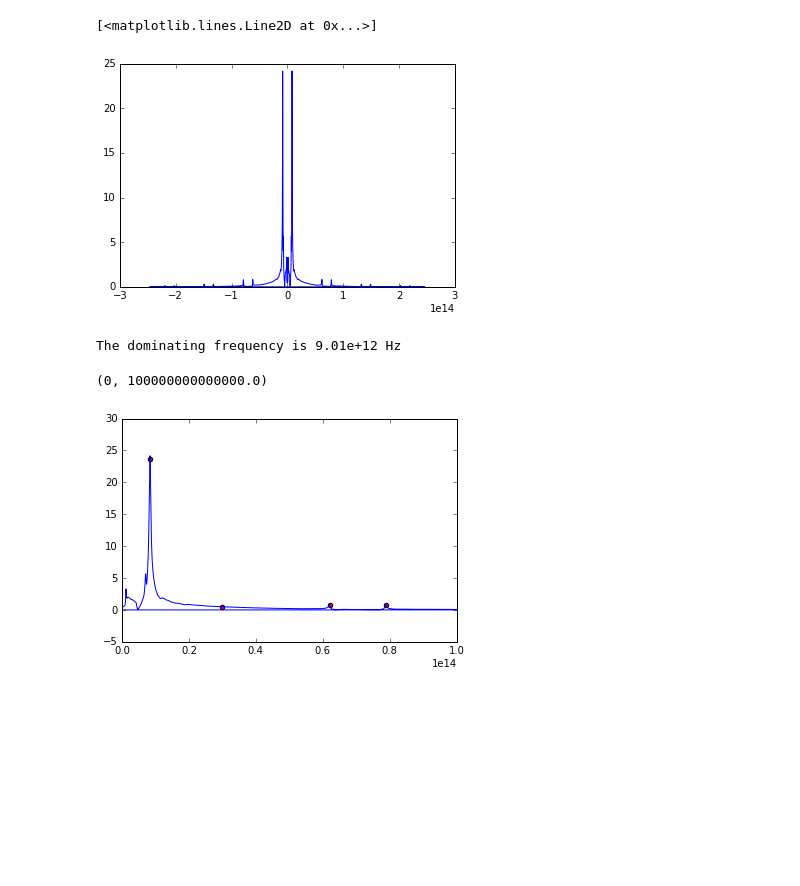
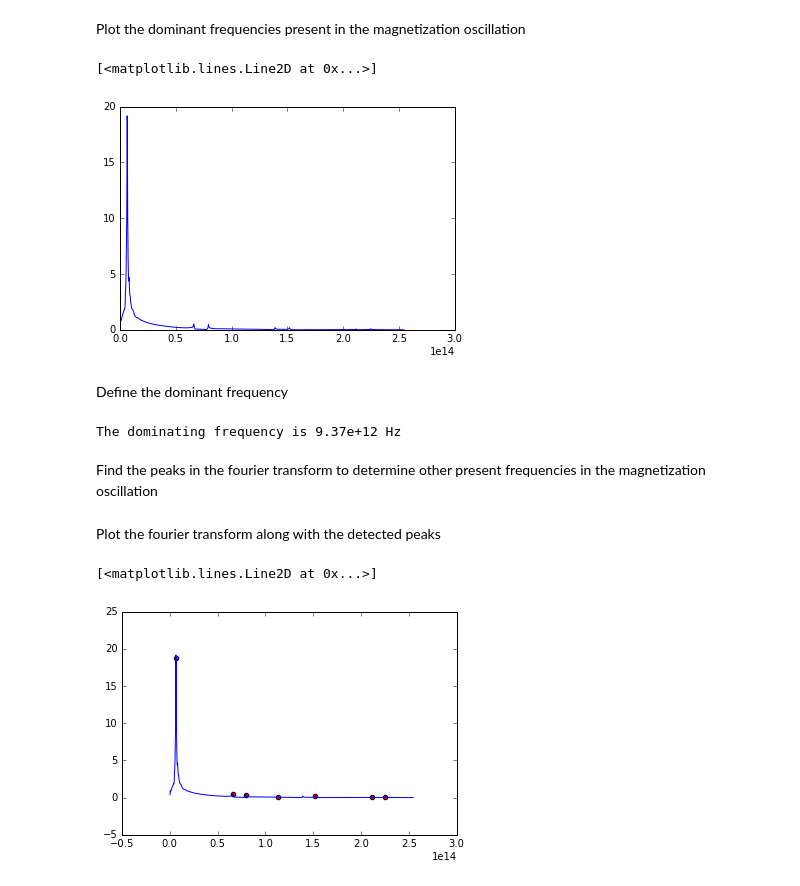
Before and after one commit to carlosmiguelpatino/FerromagneticResonance, a Jupyter notebook: Ferromagnetic Resonance Analysis.ipynb, the cells around one changed output. Saved outputs shown, nothing was run; the diff lists cells and outputs as text; code cells hidden in the pictures; blank space fills up the shorter version.

```diff
--- a/Ferromagnetic Resonance Analysis.ipynb
+++ b/Ferromagnetic Resonance Analysis.ipynb
@@ -9,4 +13,4 @@ import matplotlib.pylab as plt
 # %%
-data1 = pd.read_csv("./data/pulse_K1=-4500.csv")
+data1 = pd.read_csv("./data/pulse_xsize=1e-06.csv")
 data1 = data1[[' Oxs_TimeDriver::Simulation time (s)', ' Oxs_TimeDriver::mx', ' Oxs_TimeDriver::my', ' Oxs_TimeDriver::mz']]
 data1.columns = ['Time', 'mx', 'my', 'mz']
@@ -21,6 +21,7 @@ dtype: object
 # %%
-data1['Time'] = data1['Time'].str.strip()
-data1['mz'] = data1['mz'].str.strip()
-data1['Time'] = pd.to_numeric(data1['Time'], errors='coerce')
-data1['mz'] = pd.to_numeric(data1['mz'], errors='coerce')
-data1 = data1.dropna()
+if(type(data1['Time'][0]) == str):
+    data1['Time'] = data1['Time'].str.strip()
+    data1['mz'] = data1['mz'].str.strip()
+    data1['Time'] = pd.to_numeric(data1['Time'], errors='coerce')
+    data1['mz'] = pd.to_numeric(data1['mz'], errors='coerce')
+    data1 = data1.dropna()
@@ -64,16 +75,26 @@ dt = data1['Time'][1] - data1['Time'][0]
 n = len(data1['mz'])
 mz_fft = fft(data1['mz'])
 freq = fftfreq(n, dt)
+
+mask = freq > 0
+freq = freq[mask]
+mz_fft = mz_fft[mask]
+# %% [markdown]
+Plot the dominant frequencies present in the magnetization oscillation
 # %%
 plt.plot(freq, abs(mz_fft))
 # %% [output]
 [<matplotlib.lines.Line2D at 0x...>]
-[figure, old version]
+[figure, new version]
+# %% [markdown]
+Define the dominant frequency
 # %%
 max_freq = freq[mz_fft.argmax()]
 print('The dominating frequency is {0:.3g} Hz'.format(max_freq))
 # %% [output]
-The dominating frequency is 9.01e+12 Hz
+The dominating frequency is 9.37e+12 Hz
+# %% [markdown]
+Find the peaks in the fourier transform to determine other present frequencies in the magnetization oscillation
 # %%
 peakind = signal.find_peaks_cwt(abs(mz_fft), np.arange(1,200))
 peaks = []
@@ -81,10 +102,11 @@ x_peaks = []
 for index in peakind:
     x_peaks.append(freq[index])
     peaks.append(abs(mz_fft[index]))
+# %% [markdown]
+Plot the fourier transform along with the detected peaks
 # %%
 plt.scatter(x_peaks, peaks, c='r')
 plt.plot(freq, abs(mz_fft))
-plt.xlim(0, 1e14)
 # %% [output]
-(0, 100000000000000.0)
+[<matplotlib.lines.Line2D at 0x...>]
-[figure, old version]
+[figure, new version]
```
Also changed, not shown: parts of 16 cells of this notebook.
